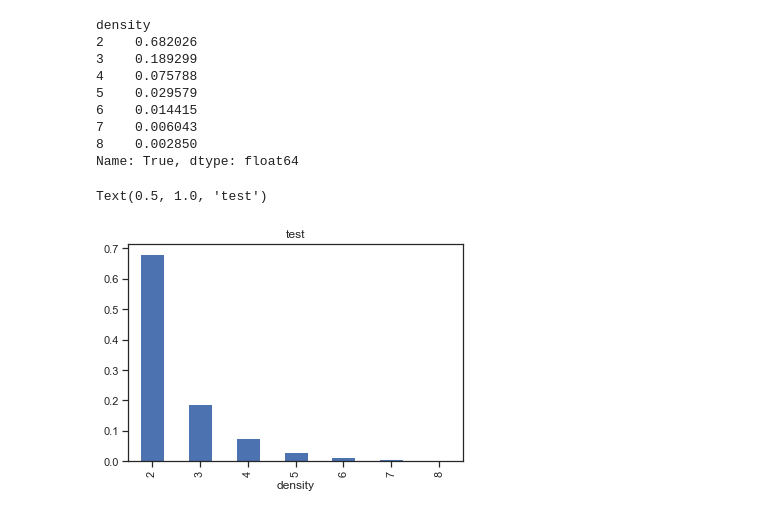
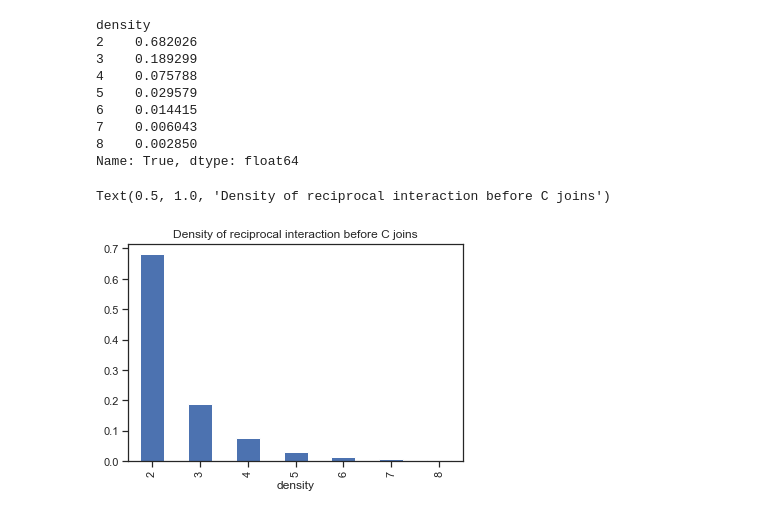
Before and after one commit to rgangela99/Cornell-Conversational-Analysis-Toolkit, a Jupyter notebook: examples/triad-motif/C_entry_analysis.ipynb, the cells around one changed output. Drawn from its saved outputs; the diff is of its cells as text; code cells hidden in the pictures.

```diff
--- a/examples/triad-motif/C_entry_analysis.ipynb
+++ b/examples/triad-motif/C_entry_analysis.ipynb
@@ -289,7 +293,7 @@ density
 8    0.002850
 Name: True, dtype: float64
 # %%
-df_copy.groupby('C_joins')['density'].value_counts(normalize=True).unstack().iloc[1].plot(kind='bar').set_title('test')
+df_copy.groupby('C_joins')['density'].value_counts(normalize=True).unstack().iloc[1].plot(kind='bar').set_title('Density of reciprocal interaction before C joins')
 # %% [output]
-Text(0.5, 1.0, 'test')
+Text(0.5, 1.0, 'Density of reciprocal interaction before C joins')
-[figure, old version]
+[figure, new version]
```
Also changed, not shown: parts of 3 cells of this notebook.
